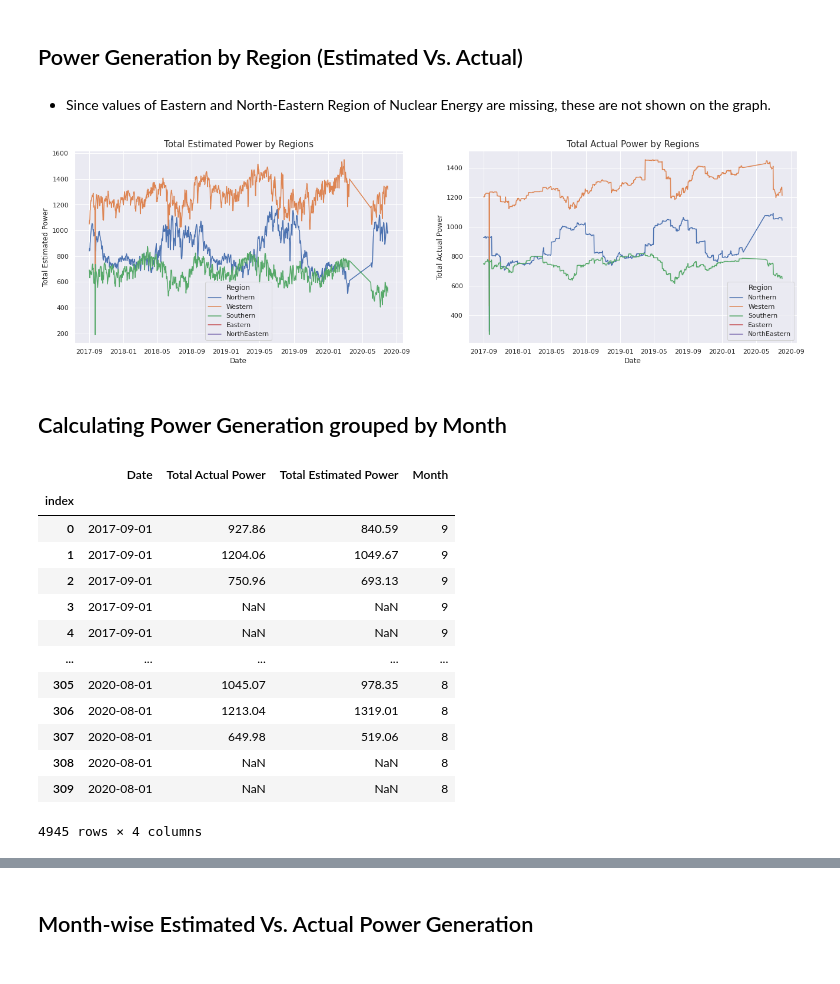
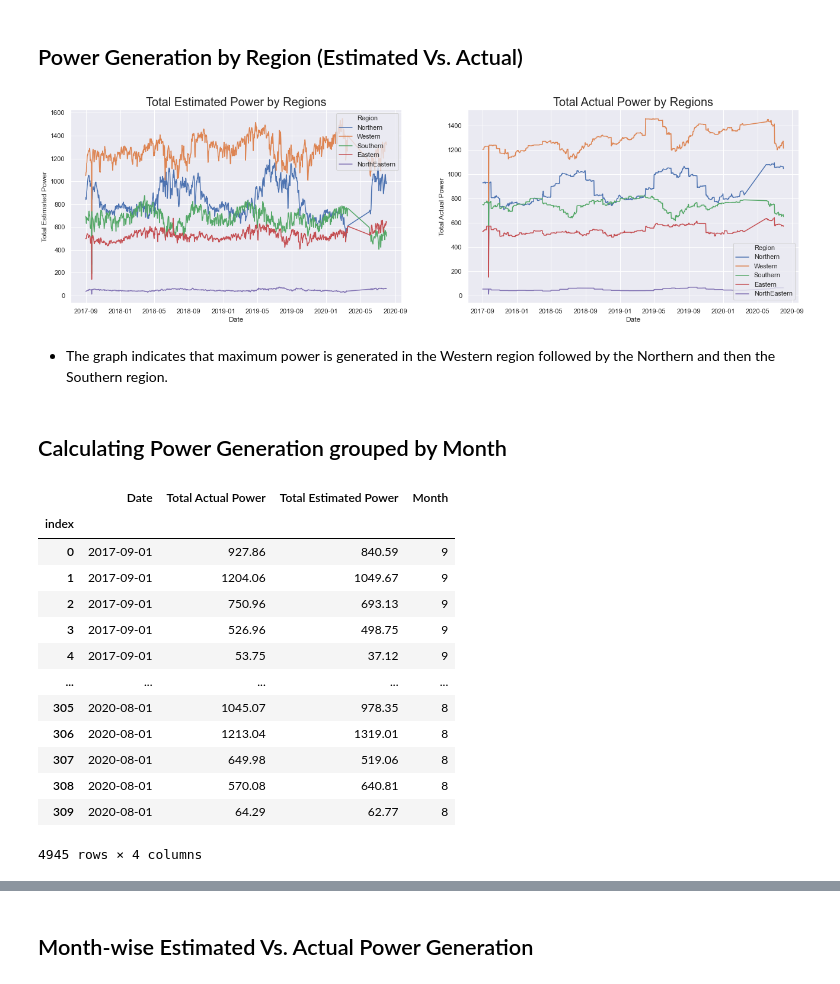
Before and after one commit to SheCodes-IEEE-CIS-GHRCE/Electricity-Generation-Analysis-and-Prediction-in-India, a Jupyter notebook: Elec-gen.ipynb, the cells around one changed output, grey strips where cells are left out. Saved outputs shown, nothing was run; the diff lists cells and outputs as text; code cells hidden in the pictures.

```diff
--- a/Elec-gen.ipynb
+++ b/Elec-gen.ipynb
@@ -120,3 +121,5 @@ plt.show(sns.heatmap(power.isnull()))
+# %%
+power=power.fillna(0)
 # %%
 power.Region.unique()
 # %% [output]
@@ -200,21 +205,21 @@ power.head()
 # %% [markdown]
 ## Power Generation by Region (Estimated Vs. Actual)
-# %% [markdown]
-- Since values of Eastern and North-Eastern Region of Nuclear Energy are missing, these are not shown on the graph.
 # %%
 plt.figure(figsize=(22, 6))
 
 ax1 = plt.subplot(1,2,2)
 ax1 = sns.lineplot(data=power, x='Date', y='Total Actual Power', hue='Region')
-plt.title('Total Actual Power by Regions',fontdict = {'fontsize' : 15})
+plt.title('Total Actual Power by Regions',fontdict = {'fontsize' : 20})
 
 ax1 = plt.subplot(1,2,1)
 ax1 = sns.lineplot(data=power, x='Date', y='Total Estimated Power', hue='Region')
-plt.title('Total Estimated Power by Regions',fontdict = {'fontsize' : 15})
+plt.title('Total Estimated Power by Regions',fontdict = {'fontsize' : 20})
 
 plt.show()
 # %% [output]
-[figure, old version]
+[figure, new version]
+# %% [markdown]
+- The graph indicates that maximum power is generated in the Western region followed by the Northern and then the Southern region.
 # %% [markdown]
 ## Calculating Power Generation grouped by Month
 # %%
@@ -227,14 +232,14 @@ power_month
 | 0 | 2017-09-01 | 927.86 | 840.59 | 9 |
 | 1 | 2017-09-01 | 1204.06 | 1049.67 | 9 |
 | 2 | 2017-09-01 | 750.96 | 693.13 | 9 |
-| 3 | 2017-09-01 | NaN | NaN | 9 |
-| 4 | 2017-09-01 | NaN | NaN | 9 |
+| 3 | 2017-09-01 | 526.96 | 498.75 | 9 |
+| 4 | 2017-09-01 | 53.75 | 37.12 | 9 |
 | ... | ... | ... | ... | ... |
 | 305 | 2020-08-01 | 1045.07 | 978.35 | 8 |
 | 306 | 2020-08-01 | 1213.04 | 1319.01 | 8 |
 | 307 | 2020-08-01 | 649.98 | 519.06 | 8 |
-| 308 | 2020-08-01 | NaN | NaN | 8 |
-| 309 | 2020-08-01 | NaN | NaN | 8 |
+| 308 | 2020-08-01 | 570.08 | 640.81 | 8 |
+| 309 | 2020-08-01 | 64.29 | 62.77 | 8 |
 4945 rows × 4 columns
 # %%
 power_month['Month'] = power_month['Month'].apply(lambda x: calendar.month_abbr[int(x)])
```
Also changed, not shown: parts of 48 cells of this notebook.
